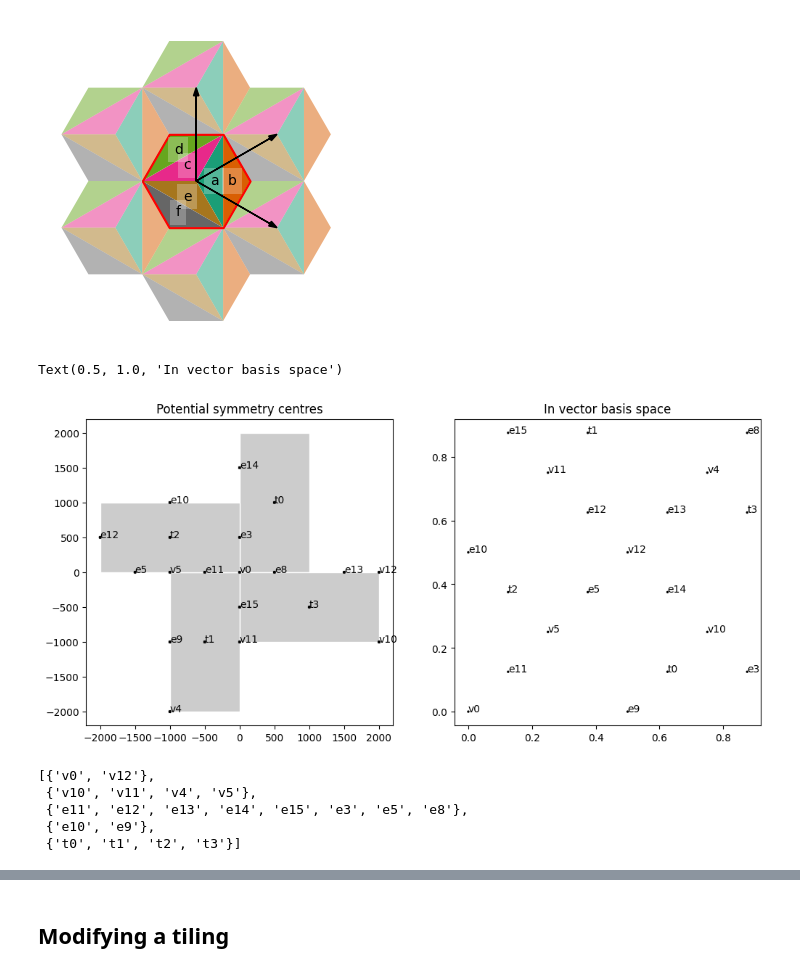
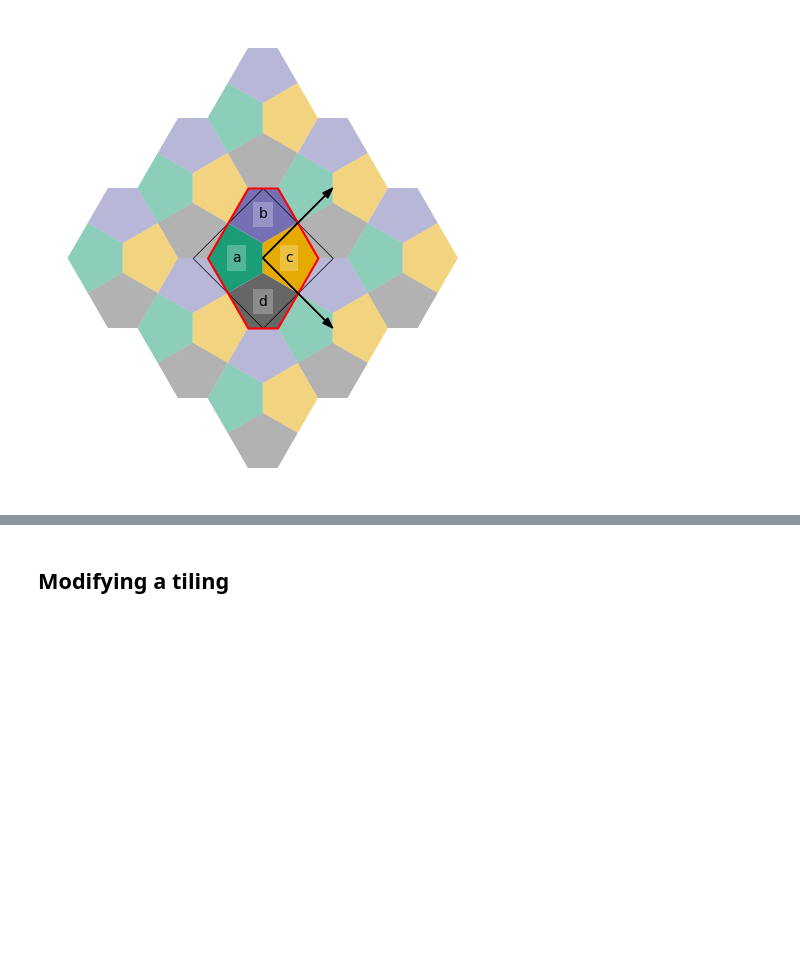
Before and after one commit to DOSull/weavingspace, a Jupyter notebook: examples/topology-new-working.ipynb, the cells around one changed output, grey strips where cells are left out. Saved outputs shown, nothing was run; the diff lists cells and outputs as text; code cells hidden in the pictures; blank space fills up the shorter version.

```diff
--- a/examples/topology-new-working.ipynb
+++ b/examples/topology-new-working.ipynb
@@ -26,16 +39,16 @@ from weavingspace import (
 # %%
-# tile = TileUnit(tiling_type = "cairo", n = 3)
+tile = TileUnit(tiling_type = "cairo", n = 3)
 # tile = TileUnit(tiling_type = "hex-slice", n = 6, offset = 1)
 # tile = TileUnit(tiling_type = "hex-dissection", n = 9, offset = 1, offset_angle = 30)
-tile = TileUnit(tiling_type = "lave", code = "3.12.12")
-# tile = TileUnit(tiling_type = "archi", code = "3.3.4.3.4")
-# tile = TileUnit(tiling_type = "chavey", code = "G")
+# tile = TileUnit(tiling_type = "lave", code = "3.12.12")
+# tile = TileUnit(tiling_type = "archi", code = "4.8.8")
+# tile = TileUnit(tiling_type = "chavey", code = "I")
 # tile = TileUnit(tiling_type = "hex-colouring", n = 7)
 # tile = TileUnit(tiling_type = "grid", n = 2, nrows = 1, ncols = 2, xy_offset = (0.5, 0))
-# tile = tiling_utils.minimise_weave_unit(WeaveUnit(weave_type = "basket", n = 2, strands = "ab|cd"))
+# tile = tiling_utils.minimise_weave_unit(WeaveUnit(weave_type = "basket", n = 3, strands = "abc|def"))
 # tile = TileUnit(base_shape = TileShape.TRIANGLE)
-tile.plot(figsize = (4, 4), r = 1, show_vectors = True).set_axis_off()
+tile.plot(figsize = (6, 6), r = 1, show_vectors = True).set_axis_off()
 # %% [output]
-[figure, old version]
+[figure, new version]
 # %%
 topo = Topology(tile, ignore_tile_ids = True)
@@ -46,23 +54,0 @@ topo._set_symmetry_check_points()
-# %%
-fig = plt.figure(figsize = (12, 6))
-ax = fig.add_subplot(121)
-topo.tileable.tiles.geometry.plot(ax = ax, fc = "#cccccc", ec = "w")
-plt.scatter(
-  [_[0] for _, ID in topo.sentinel_points], [_[1] for _, ID in topo.sentinel_points],
-  sizes = [5] * len(topo.sentinel_points), color = "k", marker = "x")
-for xys in topo.sentinel_points:
-  ax.text(xys[0][0], xys[0][1], xys[1])
-ax.set_aspect("equal")
-ax.set_title("Potential symmetry centres")
-
-ax = fig.add_subplot(122)
-plt.scatter(
-  [_[0] for _ in topo.check_points], [_[1] for _ in topo.check_points],
-  sizes = [2] * len(topo.check_points), color = "k")
-for i in range(len(topo.check_points)):
-  ax.text(topo.check_points[i][0], topo.check_points[i][1], topo.sentinel_points[i][1])
-ax.set_aspect("equal")
-ax.set_title("In vector basis space")
-# %% [output]
-Text(0.5, 1.0, 'In vector basis space')
-[figure, removed]
@@ -122,13 +54,0 @@ for d, direction in enumerate(directions):
-# %%
-list(
-  nx.connected_components(
-    nx.from_edgelist(
-      itertools.chain.from_iterable(
-        [itertools.combinations_with_replacement(x, 2) for x in orbits.values()]
-        ))))
-# %% [output]
-[{'v0', 'v12'},
- {'v10', 'v11', 'v4', 'v5'},
- {'e11', 'e12', 'e13', 'e14', 'e15', 'e3', 'e5', 'e8'},
- {'e10', 'e9'},
- {'t0', 't1', 't2', 't3'}]
```
Also changed, not shown: parts of 14 cells of this notebook, 4 other files.
